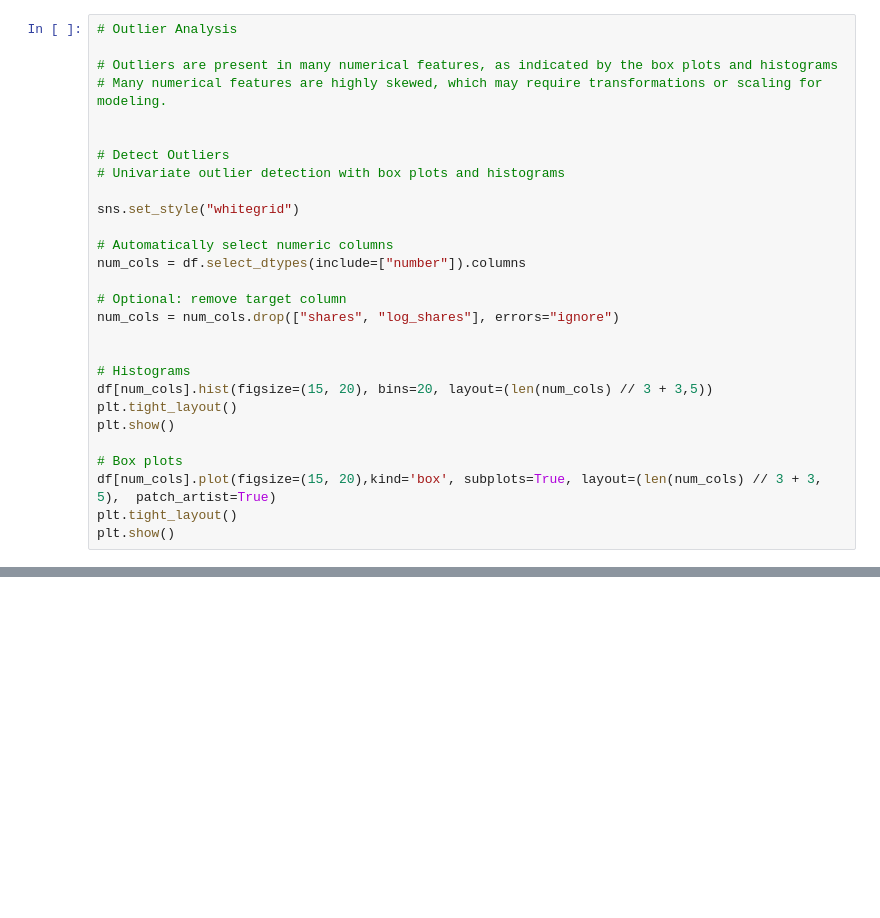
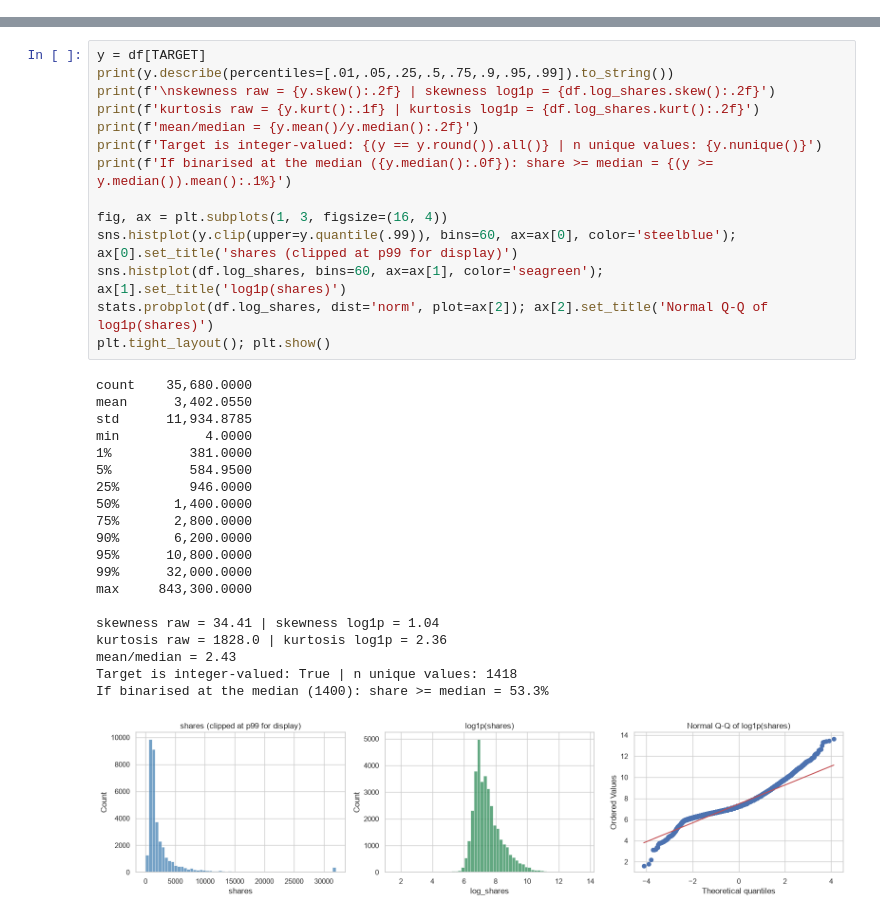
Before and after one commit to willylim74/aiap-foundation-online-sharing, a Jupyter notebook: eda.ipynb, the cells around one changed output, grey strips where cells are left out. Saved outputs shown, nothing was run; the diff lists cells and outputs as text; blank space fills up the shorter version.

```diff
--- a/eda.ipynb
+++ b/eda.ipynb
@@ -157,28 +0,0 @@ plt.show()
-# %%
-# Outlier Analysis
-
-# Outliers are present in many numerical features, as indicated by the box plots and histograms
-# Many numerical features are highly skewed, which may require transformations or scaling for modeling.
-
-
-# Detect Outliers
-# Univariate outlier detection with box plots and histograms
-
-sns.set_style("whitegrid")
-
-# Automatically select numeric columns
-num_cols = df.select_dtypes(include=["number"]).columns
-
-# Optional: remove target column
-num_cols = num_cols.drop(["shares", "log_shares"], errors="ignore")
-
-
-# Histograms
-df[num_cols].hist(figsize=(15, 20), bins=20, layout=(len(num_cols) // 3 + 3,5))
-plt.tight_layout()
-plt.show()
-
-# Box plots
-df[num_cols].plot(figsize=(15, 20),kind='box', subplots=True, layout=(len(num_cols) // 3 + 3, 5),  patch_artist=True)
-plt.tight_layout()
-plt.show()
@@ -863,0 +133,35 @@ Best Model (Gradient Boosting) on Test Set        1736.8         6500.1       0.
+# %%
+y = df[TARGET]
+print(y.describe(percentiles=[.01,.05,.25,.5,.75,.9,.95,.99]).to_string())
+print(f'\nskewness raw = {y.skew():.2f} | skewness log1p = {df.log_shares.skew():.2f}')
+print(f'kurtosis raw = {y.kurt():.1f} | kurtosis log1p = {df.log_shares.kurt():.2f}')
+print(f'mean/median = {y.mean()/y.median():.2f}')
+print(f'Target is integer-valued: {(y == y.round()).all()} | n unique values: {y.nunique()}')
+print(f'If binarised at the median ({y.median():.0f}): share >= median = {(y >= y.median()).mean():.1%}')
+
+fig, ax = plt.subplots(1, 3, figsize=(16, 4))
+sns.histplot(y.clip(upper=y.quantile(.99)), bins=60, ax=ax[0], color='steelblue'); ax[0].set_title('shares (clipped at p99 for display)')
+sns.histplot(df.log_shares, bins=60, ax=ax[1], color='seagreen'); ax[1].set_title('log1p(shares)')
+stats.probplot(df.log_shares, dist='norm', plot=ax[2]); ax[2].set_title('Normal Q-Q of log1p(shares)')
+plt.tight_layout(); plt.show()
+# %% [output]
+count    35,680.0000
+mean      3,402.0550
+std      11,934.8785
+min           4.0000
+1%          381.0000
+5%          584.9500
+25%         946.0000
+50%       1,400.0000
+75%       2,800.0000
+90%       6,200.0000
+95%      10,800.0000
+99%      32,000.0000
+max     843,300.0000
+
+skewness raw = 34.41 | skewness log1p = 1.04
+kurtosis raw = 1828.0 | kurtosis log1p = 2.36
+mean/median = 2.43
+Target is integer-valued: True | n unique values: 1418
+If binarised at the median (1400): share >= median = 53.3%
+[figure, added]
```
Also changed, not shown: parts of 191 cells of this notebook, 6 other files.
